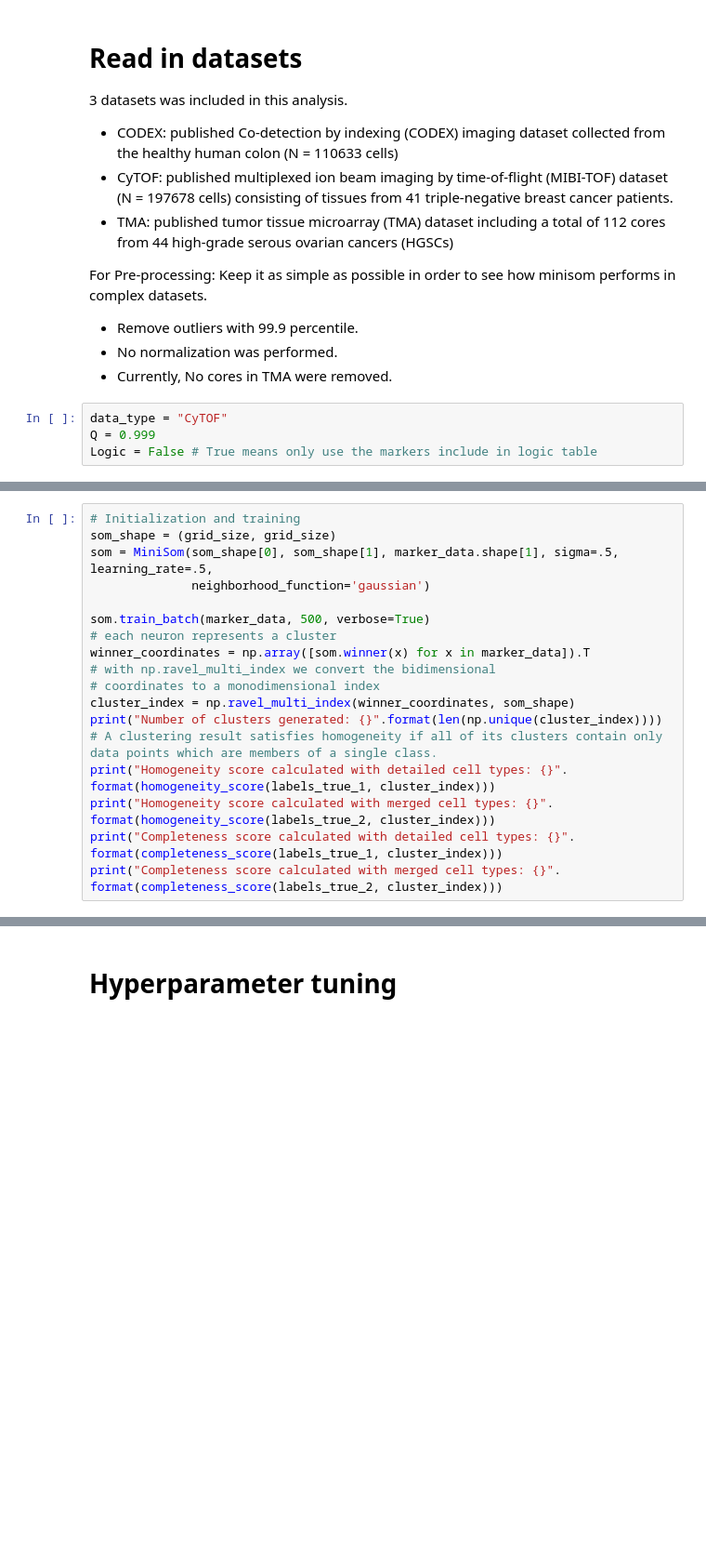
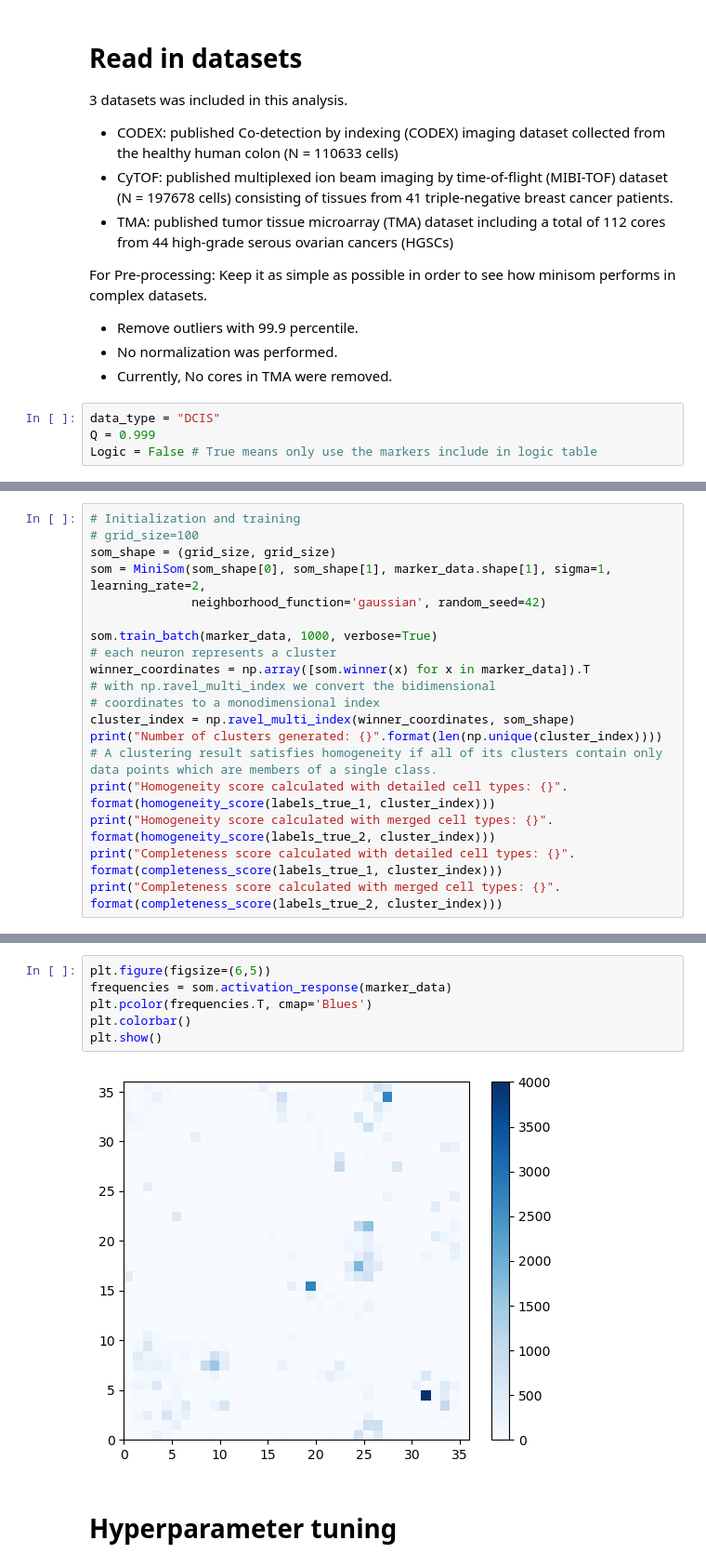
Before and after one commit to farkkilab/tribus, a Jupyter notebook: minisom_clustering.ipynb, the cells around one changed output, grey strips where cells are left out. Shown at 93% size. Drawn from its saved outputs; the diff is of its cells as text; blank space fills up the shorter version.

```diff
--- a/minisom_clustering.ipynb
+++ b/minisom_clustering.ipynb
@@ -166,7 +196,7 @@ For Pre-processing: Keep it as simple as possible in order to see how minisom pe
 - No normalization was performed.
 - Currently, No cores in TMA were removed.
 # %%
-data_type = "CyTOF"
+data_type = "DCIS"
 Q = 0.999
 Logic = False # True means only use the markers include in logic table
 # %%
@@ -266,10 +342,11 @@ The grid size for miniSOM is 46
 # %%
 # Initialization and training
+# grid_size=100
 som_shape = (grid_size, grid_size)
-som = MiniSom(som_shape[0], som_shape[1], marker_data.shape[1], sigma=.5, learning_rate=.5,
-              neighborhood_function='gaussian')
+som = MiniSom(som_shape[0], som_shape[1], marker_data.shape[1], sigma=1, learning_rate=2,
+              neighborhood_function='gaussian', random_seed=42)
 
-som.train_batch(marker_data, 500, verbose=True)
+som.train_batch(marker_data, 1000, verbose=True)
 # each neuron represents a cluster
 winner_coordinates = np.array([som.winner(x) for x in marker_data]).T
 # with np.ravel_multi_index we convert the bidimensional
@@ -292,3 +369,11 @@ Completeness score calculated with merged cell types: 0.27806858041816473
+# %%
+plt.figure(figsize=(6,5))
+frequencies = som.activation_response(marker_data)
+plt.pcolor(frequencies.T, cmap='Blues')
+plt.colorbar()
+plt.show()
+# %% [output]
+[figure, added]
 # %% [markdown]
 # Hyperparameter tuning
 # %%
```
Also changed, not shown: parts of 44 cells of this notebook, 3 other files.
